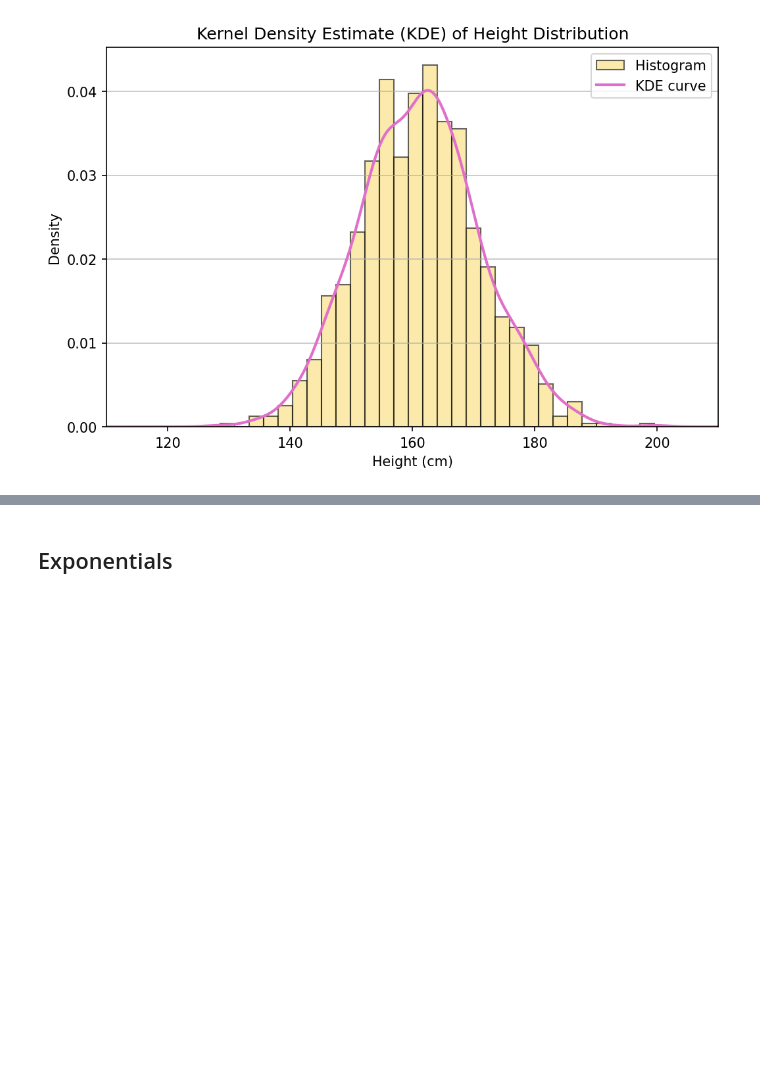
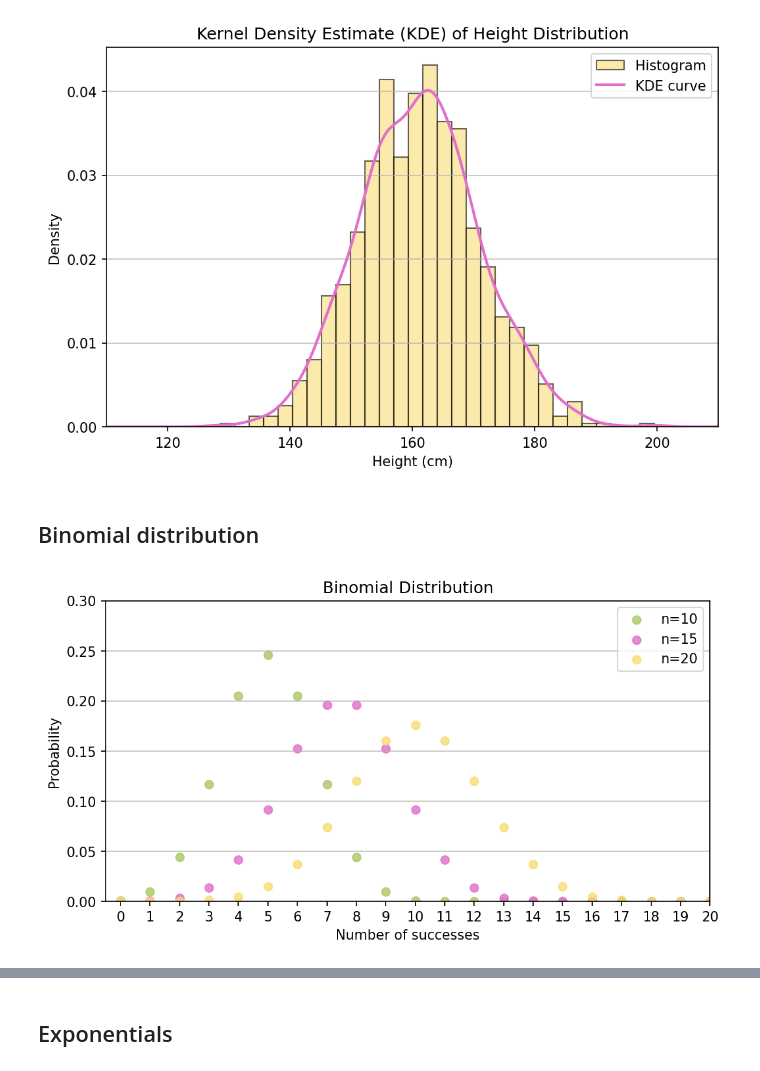
Before and after one commit to Bea-Taylor/CASA007_lectures, a Jupyter notebook: L2_graphics.ipynb, the cells around one changed output, grey strips where cells are left out. Drawn from its saved outputs; the diff is of its cells as text; code cells hidden in the pictures; blank space fills up the shorter version.

```diff
--- a/L2_graphics.ipynb
+++ b/L2_graphics.ipynb
@@ -338,3 +361,33 @@ plt.savefig("L3_images/height_histogram_kde.png", dpi=300, bbox_inches='tight',
 plt.show()
 # %% [output]
 [figure]
+# %% [markdown]
+## Binomial distribution
+# %%
+# plot a binomial distribution for n=10 and p=0.5
+from scipy.stats import binom
+n1 = 10
+n2 = 15
+n3 = 20
+p = 0.5
+x = np.arange(0, 24)
+y1 = binom.pmf(x, n1, p)
+y2 = binom.pmf(x, n2, p)
+y3 = binom.pmf(x, n3, p)
+plt.figure(figsize=(8, 4), dpi=150)
+plt.scatter(x, y1, color="#abc766", alpha=0.8, label="n=10")
+plt.scatter(x, y2, color="#e16fca", alpha=0.8, label="n=15")
+plt.scatter(x, y3, color="#f9dd73", alpha=0.8, label="n=20")
+plt.title('Binomial Distribution')
+plt.xlabel('Number of successes')
+plt.ylabel('Probability')
+plt.grid(axis='y', alpha=0.75)
+# have x labels as integers only
+plt.xticks(x)
+plt.legend()
+plt.xlim(-0.5, 20)
+plt.ylim(0, 0.3)
+plt.savefig("L2_images/binomial_distribution.png", dpi=300, bbox_inches='tight', transparent=True)
+plt.show()
+# %% [output]
+[figure, added]
```
Also changed, not shown: parts of 10 cells of this notebook, 53 other files.
